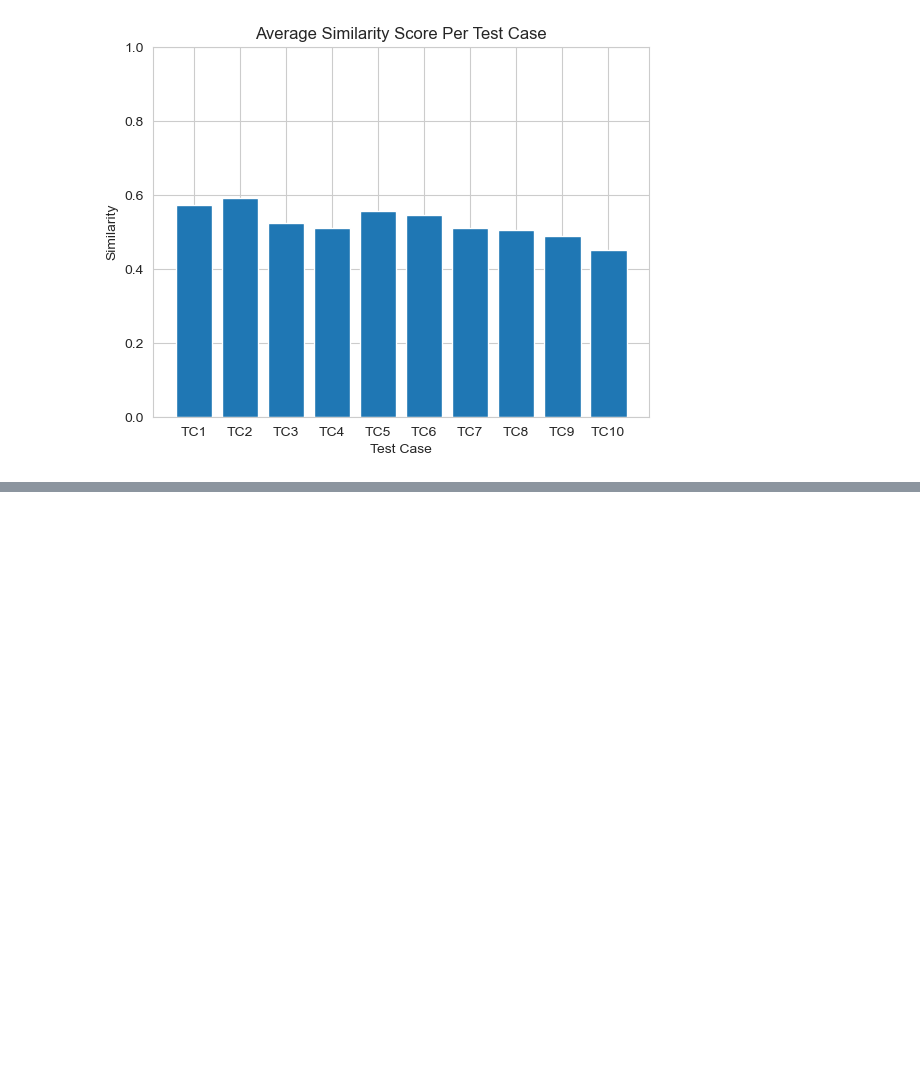
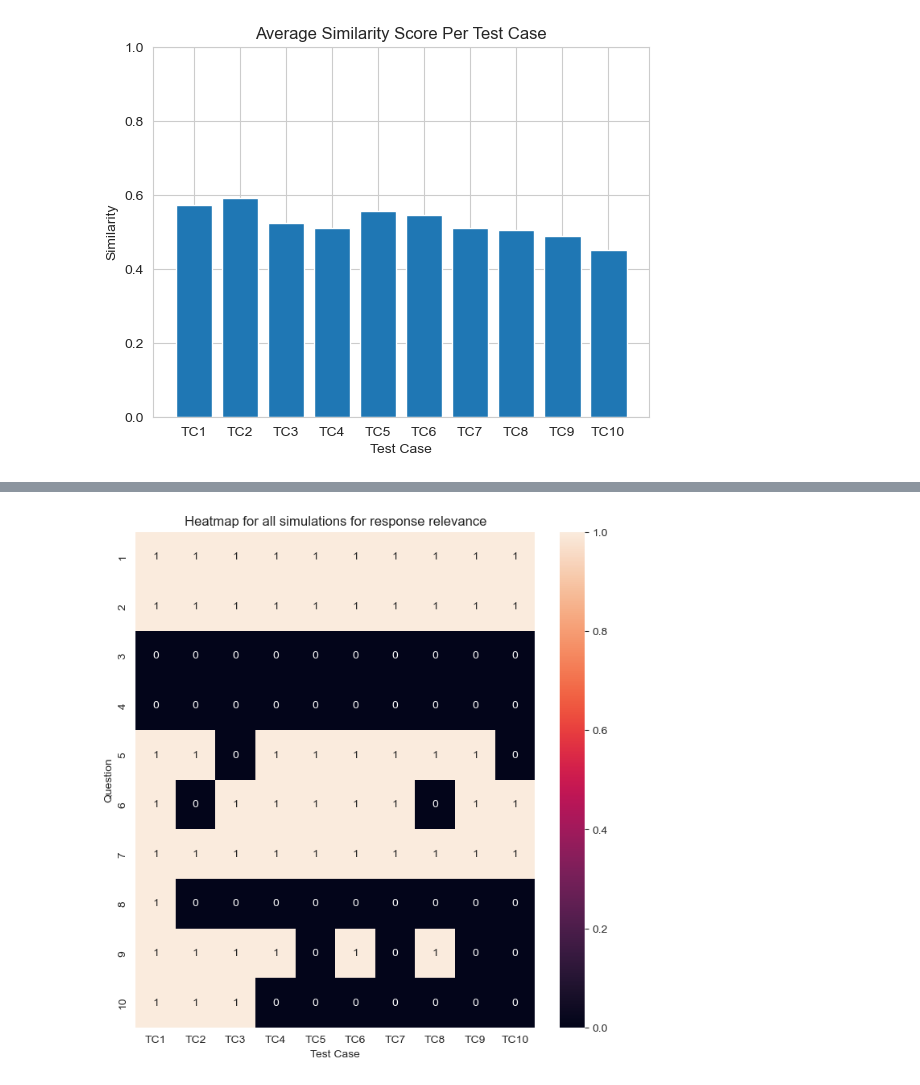
Before and after one commit to oluwatobi47/hiring_llm_dss_engine, a Jupyter notebook: resources/notebooks/evaluation.ipynb, the cells around one changed output, grey strips where cells are left out. Saved outputs shown, nothing was run; the diff lists cells and outputs as text; code cells hidden in the pictures; blank space fills up the shorter version.

```diff
--- a/resources/notebooks/evaluation.ipynb
+++ b/resources/notebooks/evaluation.ipynb
@@ -196,0 +244,9 @@ df_semantic_similarity.to_csv("/Users/tobialao/Desktop/Software_Projects/msc_pro
+# %%
+fig, ax = plt.subplots(figsize=(8,8))         # Sample figsize in inches
+sns.heatmap(df_relevance, annot=True, ax=ax)
+plt.title("Heatmap for all simulations for response relevance")
+plt.xlabel('Test Case')
+plt.ylabel('Question')
+plt.show()
+# %% [output]
+[figure, added]
```
Also changed, not shown: parts of 13 cells of this notebook, 6 other files.
